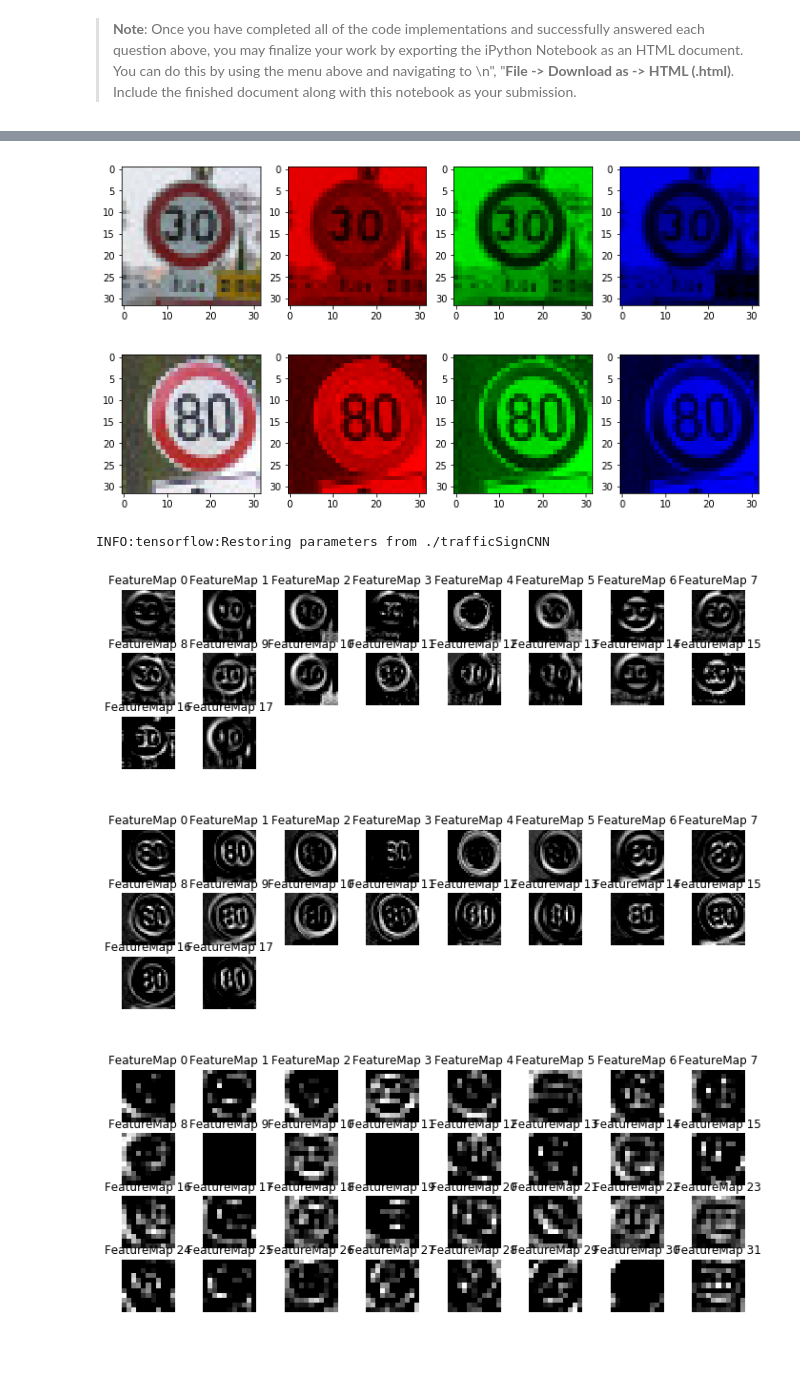
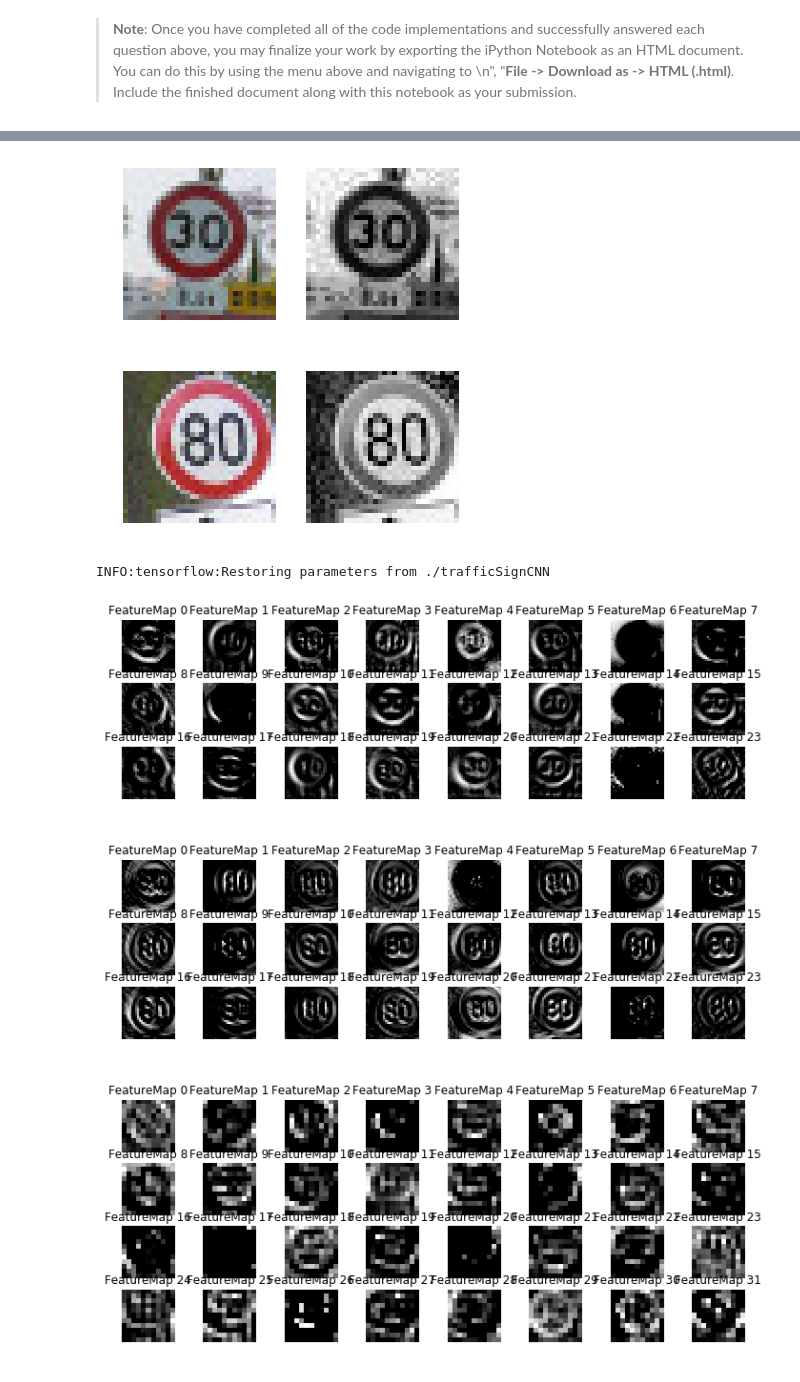
Before and after one commit to charlestytler/CarND-Traffic-Sign-Classifier-Project, a Jupyter notebook: Traffic_Sign_Classifier.ipynb, the cells around one changed output, grey strips where cells are left out. Drawn from its saved outputs; the diff is of its cells as text; code cells hidden in the pictures.

```diff
--- a/Traffic_Sign_Classifier.ipynb
+++ b/Traffic_Sign_Classifier.ipynb
@@ -547,7 +590,7 @@ BATCH_SIZE = 128
 
 # Hardcoded according to results of image_shape and n_classes from data loading cell
 #  image_shape = [32,32,3]   n_classes = 43
-x = tf.placeholder(tf.float32, (None, 32, 32, 3))
+x = tf.placeholder(tf.float32, (None, 32, 32, 1))
 y = tf.placeholder(tf.int32, (None))
 one_hot_y = tf.one_hot(y, 43)
 
@@ -558,7 +601,7 @@ dropout_keep_prob = tf.placeholder(tf.float32)
 
 # Training Pipeline
 
-learnRate = 0.0012
+learnRate = 0.001
 
 logits, Layer1_output, Layer2_output, Layer3_output = CNN(x, dropout_keep_prob)
 probabilities = tf.nn.softmax(logits)
@@ -718,10 +757,15 @@ with tf.Session() as sess:
     # Restore trained weights
     saver.restore(sess, './trafficSignCNN')
 
+    # Test model with test data set
+    test_accuracy = evaluate(X_test_norm, y_test)
+    print()
+    print("Test Set Accuracy = {:.3f}".format(test_accuracy))
+
+    # Test model with 5 new images from internet
     test_accuracy = evaluate(test_signs_norm, imgLabels)
-    #test_accuracy = evaluate(X_test, y_test)
     print()
-    print("Test Accuracy = {:.3f}".format(test_accuracy))
+    print("New Image Test Accuracy = {:.3f}".format(test_accuracy))
 # %% [output]
 INFO:tensorflow:Restoring parameters from ./trafficSignCNN
 
@@ -888,18 +934,13 @@ def outputFeatureMap(image_input, tf_activation, color="gray", activation_min=-1
     plt.close()
 
 
-image_input = test_signs[4:5,:,:,:]
-
-
-
-with tf.Session() as sess:
-    sess.run(tf.global_variables_initializer())
-
-    # Restore trained weights
-    saver.restore(sess, './trafficSignCNN')
-
-    outputFeatureMap(image_input, Layer1_output)
-
-    outputFeatureMap(image_input, Layer2_output)
-
-    #outputFeatureMap(image_input, Layer3_output)
+def showImagePostPre(image):
+    fig = plt.figure()
+    ax = plt.subplot(1,2,1)
+    plt.imshow(image[0])
+    ax.axis('off')
+    ax = plt.subplot(1,2,2)
+    plt.imshow(preprocessImages(image)[0,:,:,0], cmap="gray")
+    ax.axis('off')
+    display(fig)
+    plt.close()
@@ -976,35 +947,34 @@ def CompareColorChannelMap(images):
 # %%
 ### Investigate affect of color channels on feature maps
 
 # Compare 30km/h and 80km/h test images
 
 sign30kmh = test_signs[0:1,:,:,:]
 sign80kmh = test_signs[1:2,:,:,:]
 
-showColorChannels(sign30kmh)
-showColorChannels(sign80kmh)
-
+showImagePostPre(sign30kmh)
+showImagePostPre(sign80kmh)
 
 with tf.Session() as sess:
     sess.run(tf.global_variables_initializer())
 
     # Restore trained weights
     saver.restore(sess, './trafficSignCNN')
 
     # First Layer
     outputFeatureMap(sign30kmh, Layer1_output)
     outputFeatureMap(sign80kmh, Layer1_output)
 
     # Second Layer
     outputFeatureMap(sign30kmh, Layer2_output)
     outputFeatureMap(sign80kmh, Layer2_output)
 
 
-    CompareColorChannelMap([sign30kmh, sign80kmh])
+    #CompareColorChannelMap([sign30kmh, sign80kmh])
 # %% [output]
-[figure, old version]
+[figure, new version]
-[figure, old version]
+[figure, new version]
 INFO:tensorflow:Restoring parameters from ./trafficSignCNN
-[figure, old version]
+[figure, new version]
-[figure, old version]
+[figure, new version]
-[figure, old version]
+[figure, new version]
```
Also changed, not shown: parts of 14 cells of this notebook, 7 other files.
